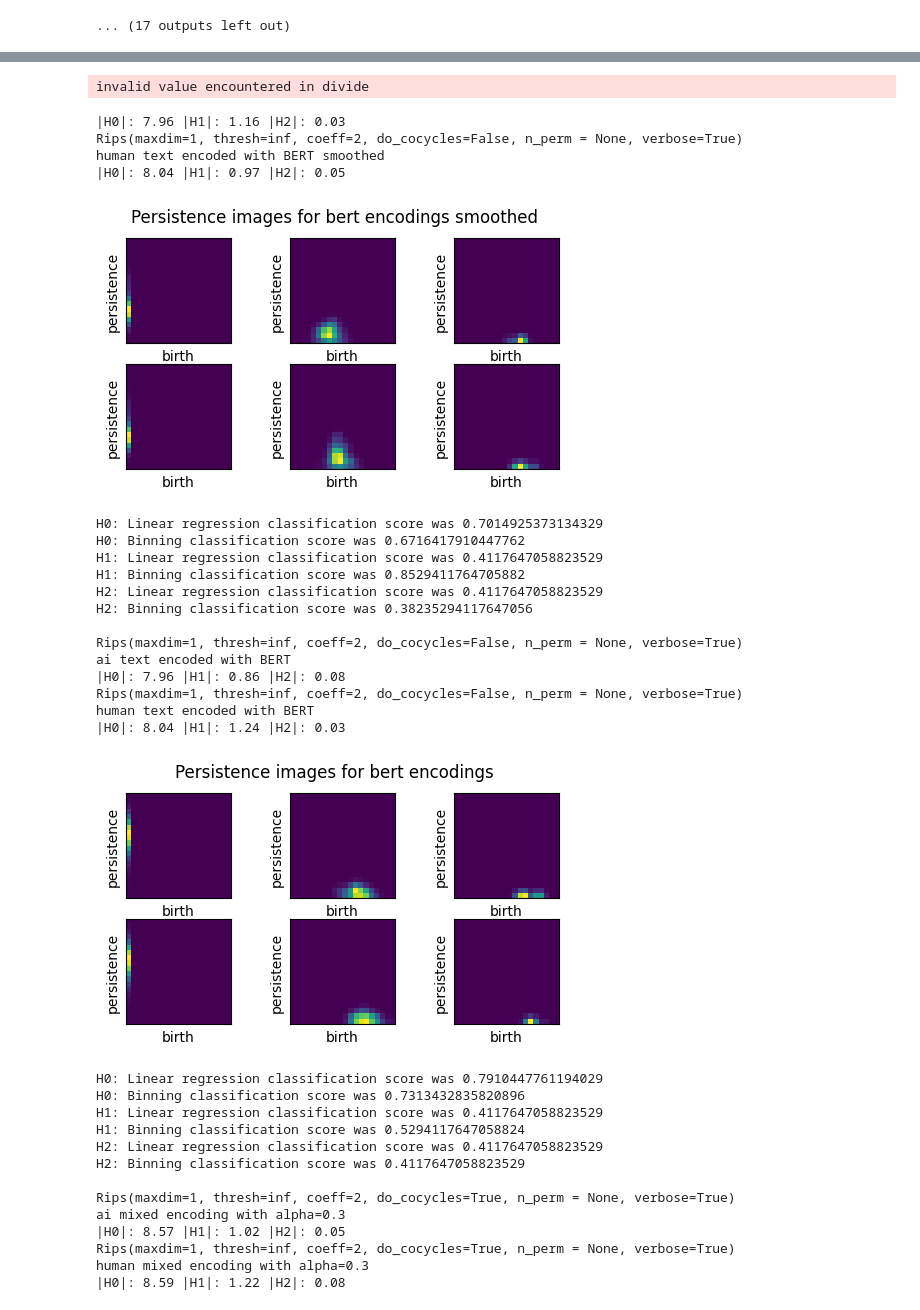
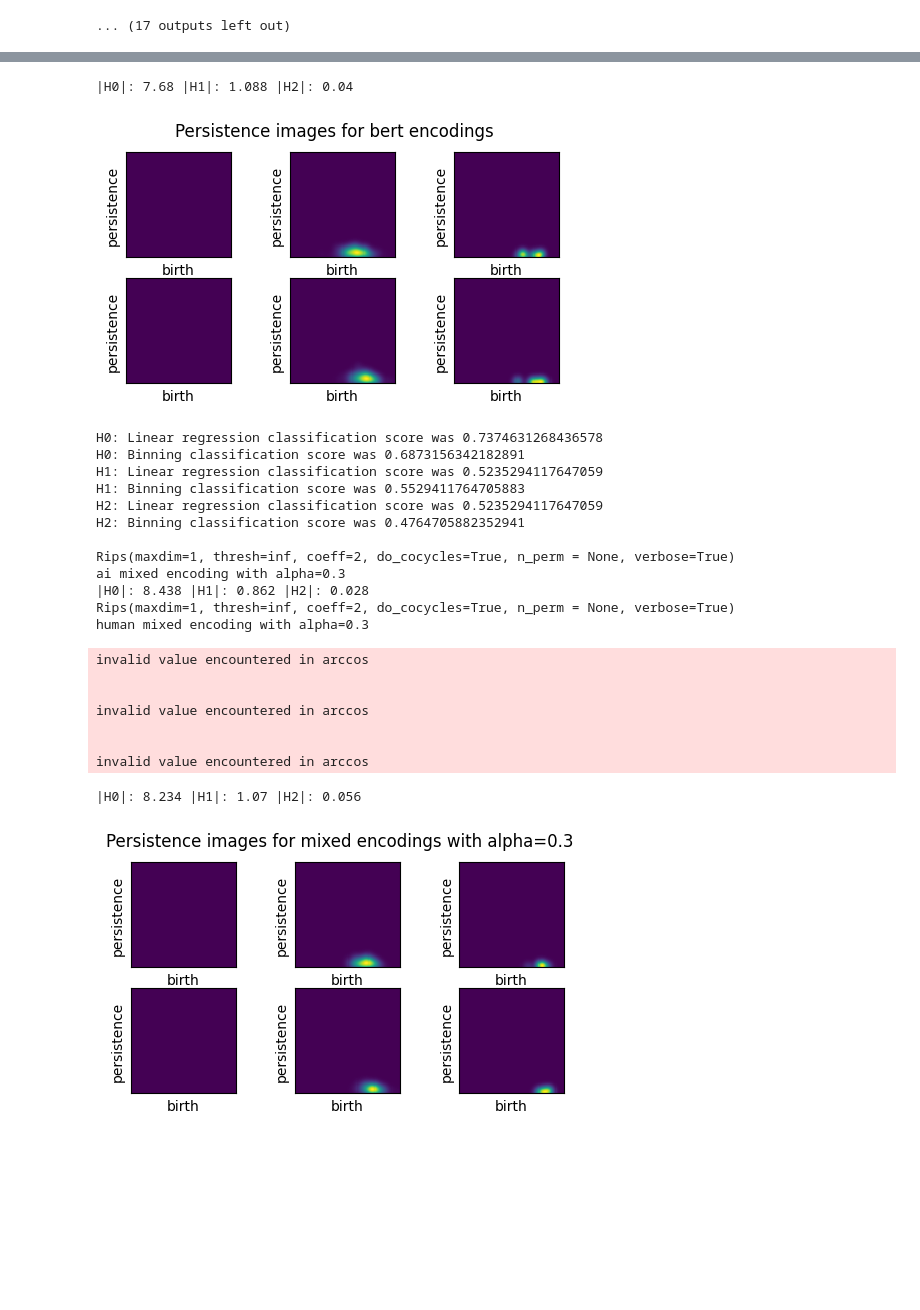
Before and after one commit to aguilin1/tda_ai_text_generation, a Jupyter notebook: tda_ai_text_detection.ipynb, the cells around one changed output, grey strips where cells are left out. Saved outputs shown, nothing was run; the diff lists cells and outputs as text; code cells hidden in the pictures; blank space fills up the shorter version.

```diff
--- a/tda_ai_text_detection.ipynb
+++ b/tda_ai_text_detection.ipynb
@@ -928,13 +928,17 @@ Rips(maxdim=1, thresh=inf, coeff=2, do_cocycles=False, n_perm = None, verbose=Tr
 [figure]
 ... (17 outputs left out)
 # %%
-for encoding_type in ('bow', 'bert'):
-  for with_smoothing in (True, False):
-    evaluation(encoding_type, time_skeleton=False, with_smoothing=with_smoothing, num_abstracts=100)
-    print("")
+# for encoding_type in ('bow', 'bert'):
+#   for with_smoothing in (True, False):
+#     evaluation(encoding_type, time_skeleton=False, with_smoothing=with_smoothing, num_abstracts=500)
+#     print("")
+# running without BOW for speed
+for with_smoothing in (True, False):
+  evaluation('bert', time_skeleton=False, with_smoothing=with_smoothing, num_abstracts=500)
+  print("")
 
 for alpha in (0.3, 0.5, 0.8):
-  evaluation('mixed', time_skeleton=False, with_smoothing=False, alpha=alpha, num_abstracts=100)
+  evaluation('mixed', time_skeleton=False, with_smoothing=False, alpha=alpha, num_abstracts=500)
   print("")
 # %% [output]
 Rips(maxdim=1, thresh=inf, coeff=2, do_cocycles=False, n_perm = None, verbose=True)
@@ -970,33 +967,23 @@ ai text encoded with BERT smoothed
-invalid value encountered in divide
+|H0|: 7.68 |H1|: 1.088 |H2|: 0.04
+[figure, new version]
-|H0|: 7.96 |H1|: 1.16 |H2|: 0.03
-Rips(maxdim=1, thresh=inf, coeff=2, do_cocycles=False, n_perm = None, verbose=True)
-human text encoded with BERT smoothed
-|H0|: 8.04 |H1|: 0.97 |H2|: 0.05
+H0: Linear regression classification score was 0.7374631268436578
+H0: Binning classification score was 0.6873156342182891
+H1: Linear regression classification score was 0.5235294117647059
+H1: Binning classification score was 0.5529411764705883
+H2: Linear regression classification score was 0.5235294117647059
+H2: Binning classification score was 0.4764705882352941
+
+Rips(maxdim=1, thresh=inf, coeff=2, do_cocycles=True, n_perm = None, verbose=True)
+ai mixed encoding with alpha=0.3
+|H0|: 8.438 |H1|: 0.862 |H2|: 0.028
+Rips(maxdim=1, thresh=inf, coeff=2, do_cocycles=True, n_perm = None, verbose=True)
+human mixed encoding with alpha=0.3
+invalid value encountered in arccos
+
+
+invalid value encountered in arccos
+
+
+invalid value encountered in arccos
+|H0|: 8.234 |H1|: 1.07 |H2|: 0.056
-[figure, old version]
+[figure, new version]
-H0: Linear regression classification score was 0.7014925373134329
-H0: Binning classification score was 0.6716417910447762
-H1: Linear regression classification score was 0.4117647058823529
-H1: Binning classification score was 0.8529411764705882
-H2: Linear regression classification score was 0.4117647058823529
-H2: Binning classification score was 0.38235294117647056
-
-Rips(maxdim=1, thresh=inf, coeff=2, do_cocycles=False, n_perm = None, verbose=True)
-ai text encoded with BERT
-|H0|: 7.96 |H1|: 0.86 |H2|: 0.08
-Rips(maxdim=1, thresh=inf, coeff=2, do_cocycles=False, n_perm = None, verbose=True)
-human text encoded with BERT
-|H0|: 8.04 |H1|: 1.24 |H2|: 0.03
-[figure, removed]
-H0: Linear regression classification score was 0.7910447761194029
-H0: Binning classification score was 0.7313432835820896
-H1: Linear regression classification score was 0.4117647058823529
-H1: Binning classification score was 0.5294117647058824
-H2: Linear regression classification score was 0.4117647058823529
-H2: Binning classification score was 0.4117647058823529
-
-Rips(maxdim=1, thresh=inf, coeff=2, do_cocycles=True, n_perm = None, verbose=True)
-ai mixed encoding with alpha=0.3
-|H0|: 8.57 |H1|: 1.02 |H2|: 0.05
-Rips(maxdim=1, thresh=inf, coeff=2, do_cocycles=True, n_perm = None, verbose=True)
-human mixed encoding with alpha=0.3
-|H0|: 8.59 |H1|: 1.22 |H2|: 0.08
```
Also changed, not shown: parts of 3 cells of this notebook.
